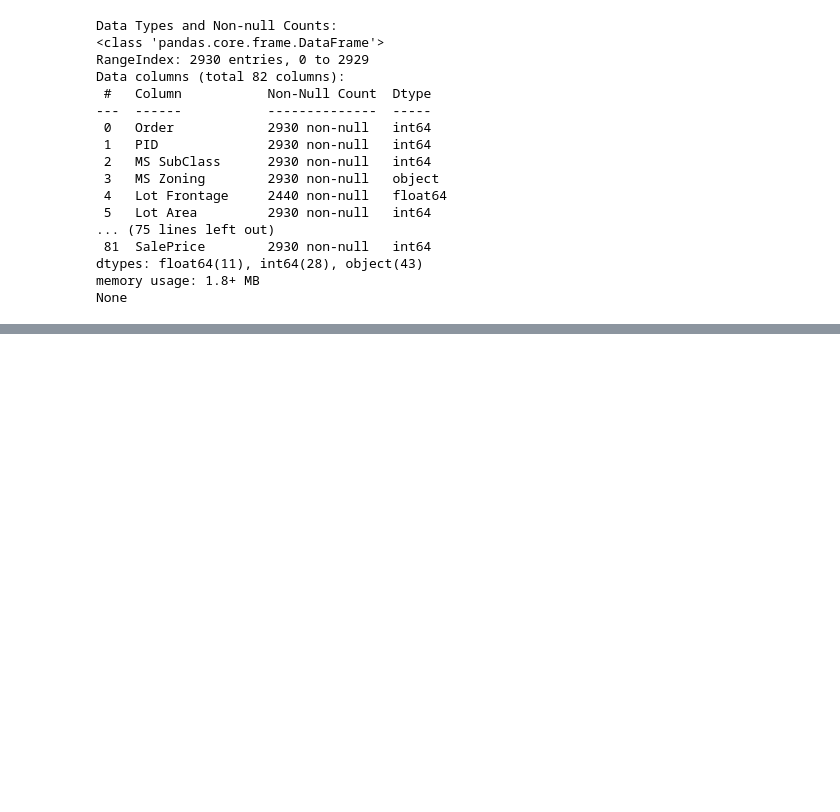
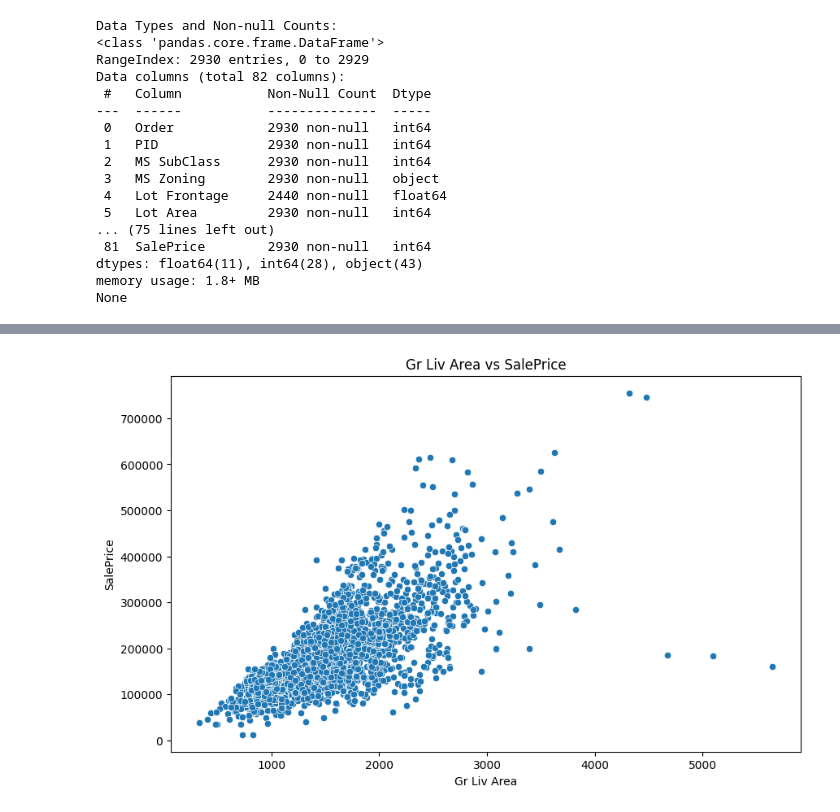
Before and after one commit to tiana-sky/end-to-end-ML-project, a Jupyter notebook: 2-analysis/EDA.ipynb, the cells around one changed output, grey strips where cells are left out. Cells and saved outputs as stored; diff of their text form; code cells hidden in the pictures; blank space fills up the shorter version.

```diff
--- a/2-analysis/EDA.ipynb
+++ b/2-analysis/EDA.ipynb
@@ -38,0 +198,8 @@ None
+# %%
+# Step 4: Bivariate Analysis
+# -----------------------------------
+# Analyzing the Relationship Between Two Numerical Features
+bivariate_analyzer = BivariateAnalyzer(NumericalVsNumericalAnalysis())
+bivariate_analyzer.execute_analysis(df, 'Gr Liv Area', 'SalePrice')
+# %% [output]
+[figure, added]
```
Also changed, not shown: parts of 12 cells of this notebook, 6 other files.
